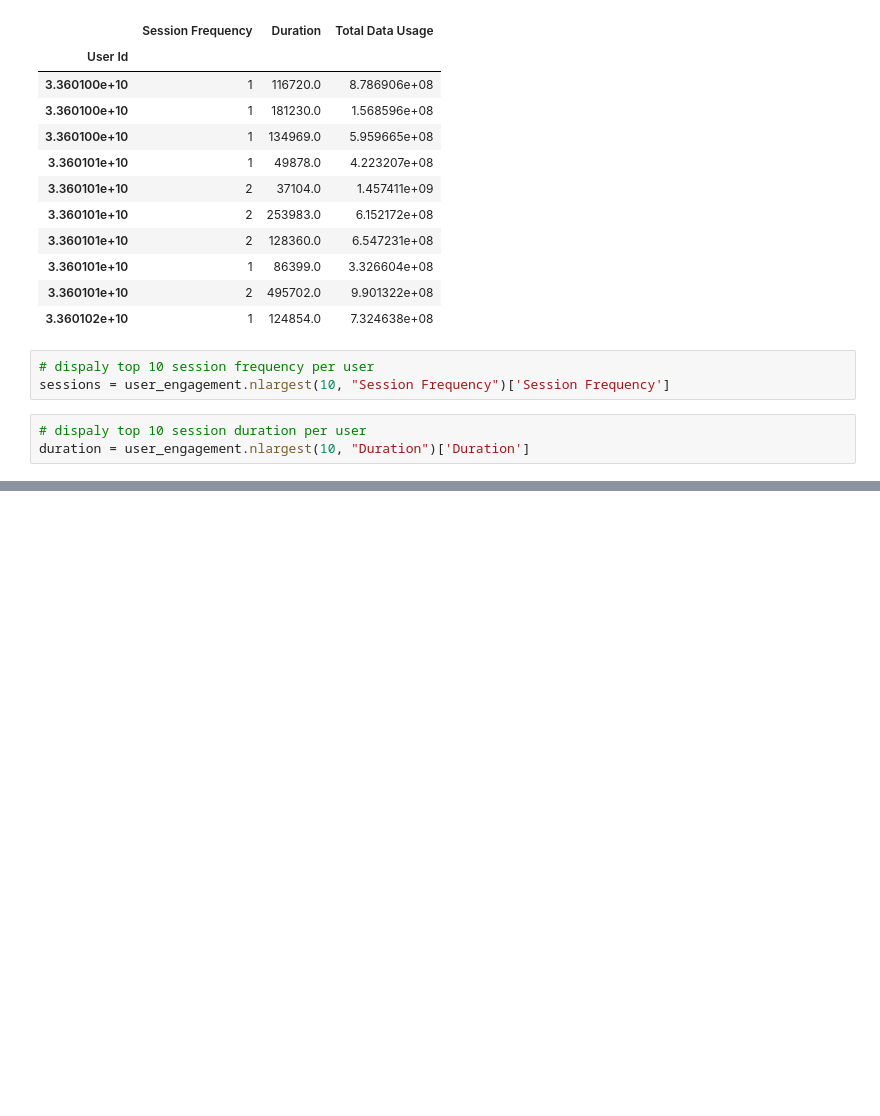
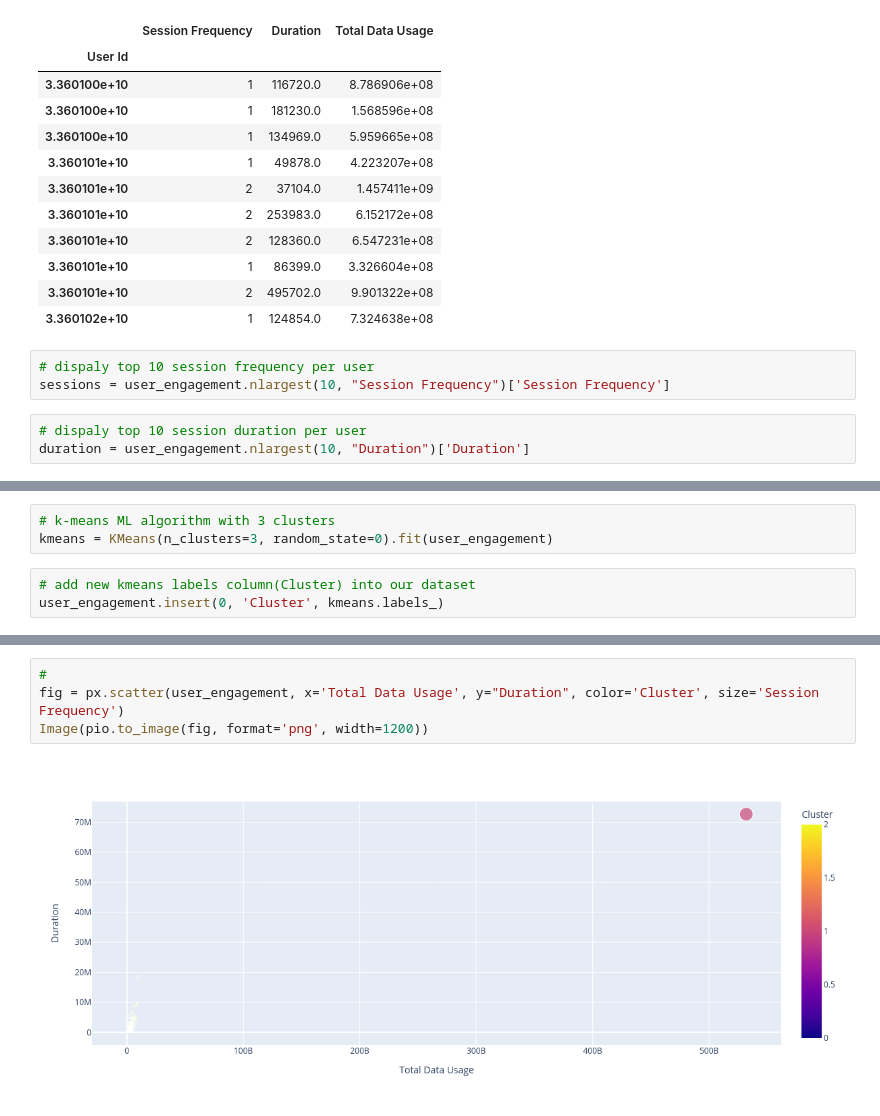
Before and after one commit to YohansSamuel/TeleCom-Data-Analysis, a Jupyter notebook: notebooks/Task-2-User_Engagement_Analysis.ipynb, the cells around one changed output, grey strips where cells are left out. Saved outputs shown, nothing was run; the diff lists cells and outputs as text; blank space fills up the shorter version.

```diff
--- a/notebooks/Task-2-User_Engagement_Analysis.ipynb
+++ b/notebooks/Task-2-User_Engagement_Analysis.ipynb
@@ -84,0 +107,6 @@ ImportError: cannot import name 'plot_mult_hist' from 'data_plots' (/home/yohans
+# %%
+# k-means ML algorithm with 3 clusters
+kmeans = KMeans(n_clusters=3, random_state=0).fit(user_engagement)
+# %%
+# add new kmeans labels column(Cluster) into our dataset
+user_engagement.insert(0, 'Cluster', kmeans.labels_)
@@ -84,0 +121,6 @@ ImportError: cannot import name 'plot_mult_hist' from 'data_plots' (/home/yohans
+# %%
+#
+fig = px.scatter(user_engagement, x='Total Data Usage', y="Duration", color='Cluster', size='Session Frequency')
+Image(pio.to_image(fig, format='png', width=1200))
+# %% [output]
+[figure, added]
```
Also changed, not shown: parts of 24 cells of this notebook, 1 other file.
